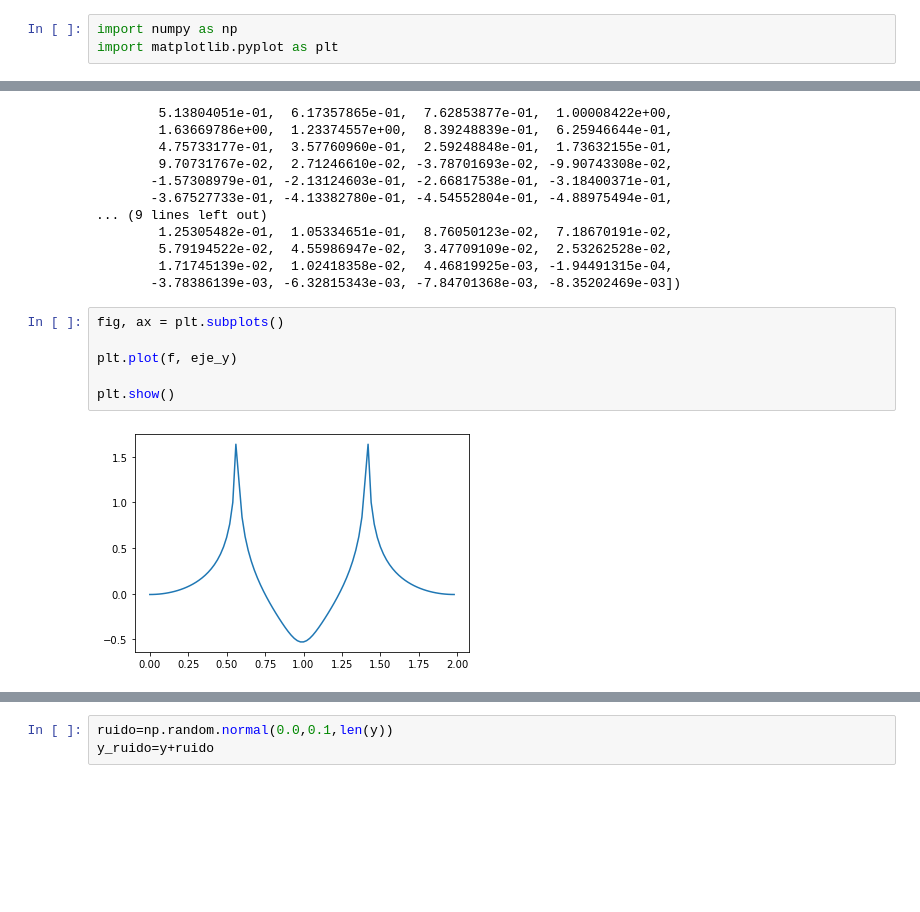
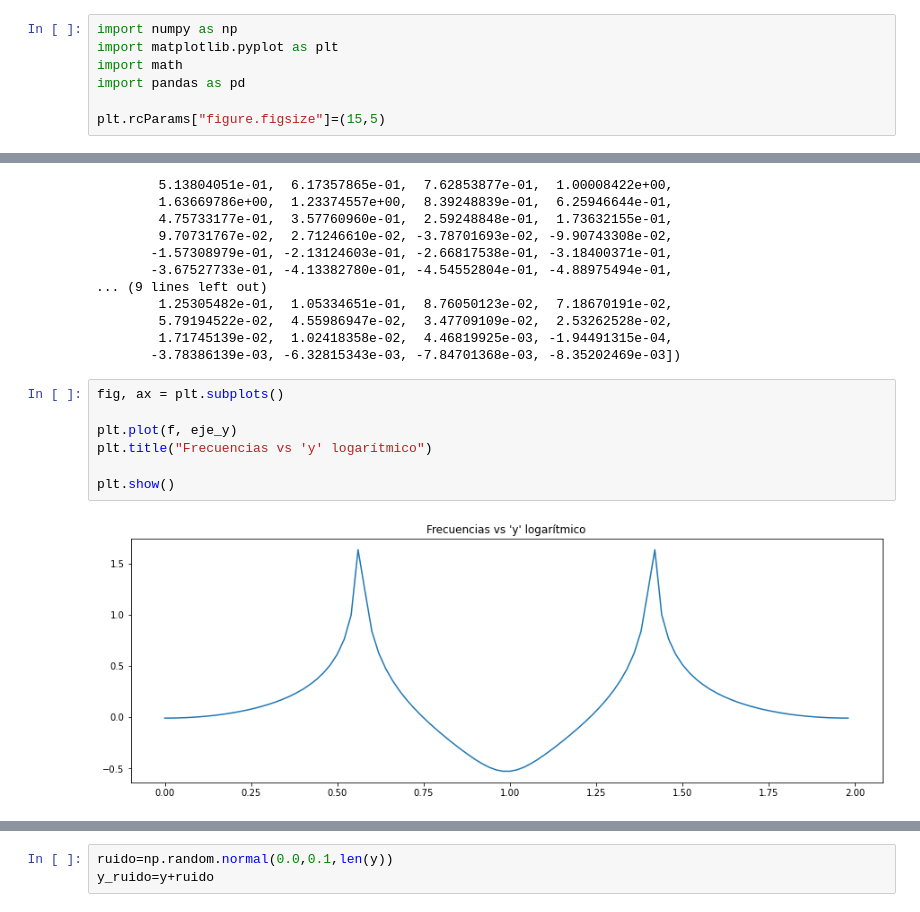
Before and after one commit to CatalinaFlorez/Metodos-Computacionales-2---Borrero-Florez, a Jupyter notebook: Taller 1 copy.ipynb, the cells around one changed output, grey strips where cells are left out. Drawn from its saved outputs; the diff is of its cells as text; blank space fills up the shorter version.

```diff
--- a/Taller 1 copy.ipynb
+++ b/Taller 1 copy.ipynb
@@ -1,6 +1,10 @@
 # %%
 import numpy as np
 import matplotlib.pyplot as plt
+import math
+import pandas as pd
+
+plt.rcParams["figure.figsize"]=(15,5)
 # %%
 def transf_fourier_d (t_k, y_k,f):
     suma_fourier=0
@@ -50,8 +54,9 @@ array([-8.35202469e-03, -7.84701368e-03, -6.32815343e-03, -3.78386139e-03,
 # %%
 fig, ax = plt.subplots()
 
 plt.plot(f, eje_y)
+plt.title("Frecuencias vs 'y' logarítmico")
 
 plt.show()
 # %% [output]
-[figure, old version]
+[figure, new version]
```
Also changed, not shown: parts of 21 cells of this notebook, 2 other files.
